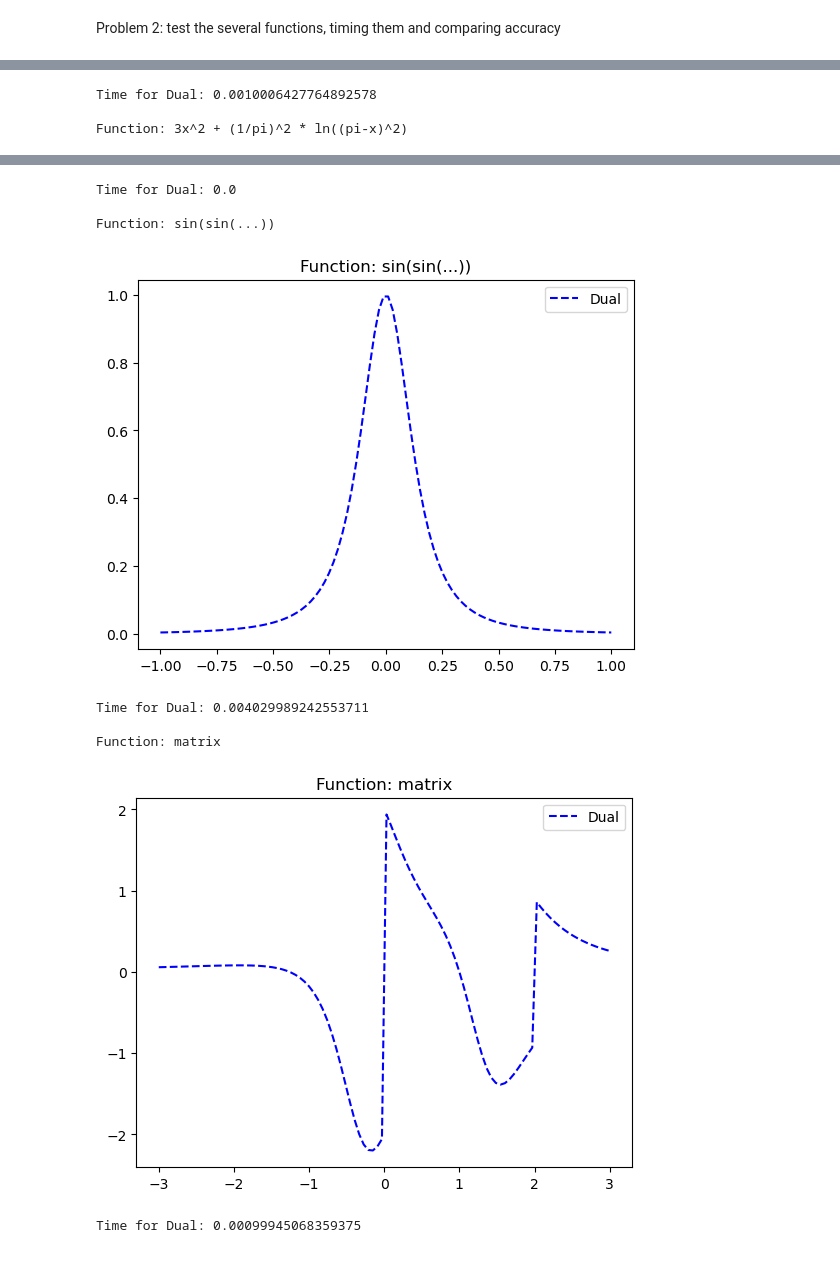
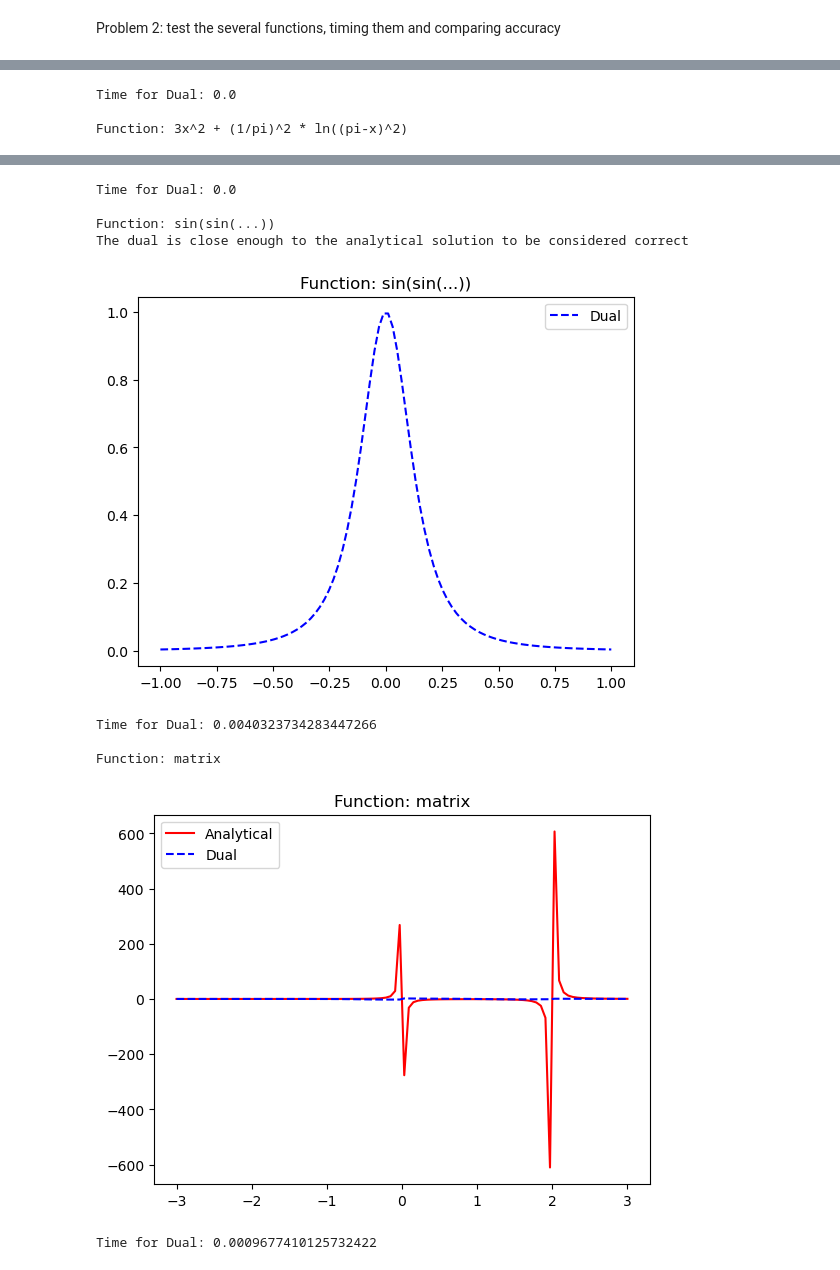
Before and after one commit to BeneathTheManWeFindHis-Nucleus/NumDerivatives-Group-, a Jupyter notebook: main.ipynb, the cells around one changed output, grey strips where cells are left out. Drawn from its saved outputs; the diff is of its cells as text; code cells hidden in the pictures.

Commit message:
added analytical case, check my work for 5 though.

```diff
--- a/main.ipynb
+++ b/main.ipynb
@@ -196,6 +196,30 @@ for f, x, name in zip(
     plt.figure()
     if name == "sin(x)":
         plt.plot(x, np.cos(x), "r-", label="Analytical")
+    if name == "sin(1/x)":
+        plt.plot(x, -np.cos(1 / x) / x**2, "r-", label="Analytical")
+    if name == "3x^2 + (1/pi)^2 * ln((pi-x)^2)":
+        plt.plot(
+            x, 6 * x - 2 * (1 / np.pi) ** 2 / (np.pi - x), "r-", label="Analytical"
+        )
+    if name == "sin(sin(...))":
+        print(
+            "The dual is close enough to the analytical solution to be considered correct"
+        )
+    if name == "matrix":
+
+        def f5_prime_analytical(x):
+            val = -2.0 / ((x - 2.0) * 2 * x**3)
+            val -= 2.0 / ((x - 2.0) ** 3 * x**2)
+            val -= 2.0 * (x - 1.0) ** 2 / ((x - 2.0) ** 3)
+            val += 2.0 * (x - 1.0) / ((x - 2.0) ** 2)
+            val /= 2.0 * np.sqrt(
+                (1 / ((x - 2.0) ** 2 * x**2)) + ((x - 1.0) ** 2 / ((x - 2.0) ** 2))
+            )
+            return -0.5 * val
+
+        plt.plot(x, f5_prime_analytical(x), "r-", label="Analytical")
+
     plt.plot(x, derivs[0], "b--", label=methods[0])
     # plt.plot(x, derivs[1], 'r--', label=methods[1])
     # plt.plot(x, derivs[2], 'g--', label=methods[2])
@@ -217,3 +241,3 @@ Function: sin(1/x)
-Time for Dual: 0.0010006427764892578
+Time for Dual: 0.0
 
 Function: 3x^2 + (1/pi)^2 * ln((pi-x)^2)
@@ -221,9 +245,10 @@ Function: 3x^2 + (1/pi)^2 * ln((pi-x)^2)
 Time for Dual: 0.0
 
 Function: sin(sin(...))
+The dual is close enough to the analytical solution to be considered correct
 [figure]
-Time for Dual: 0.004029989242553711
+Time for Dual: 0.0040323734283447266
 
 Function: matrix
-[figure, old version]
+[figure, new version]
-Time for Dual: 0.00099945068359375
+Time for Dual: 0.0009677410125732422
```
Also changed, not shown: parts of 1 cell of this notebook.
